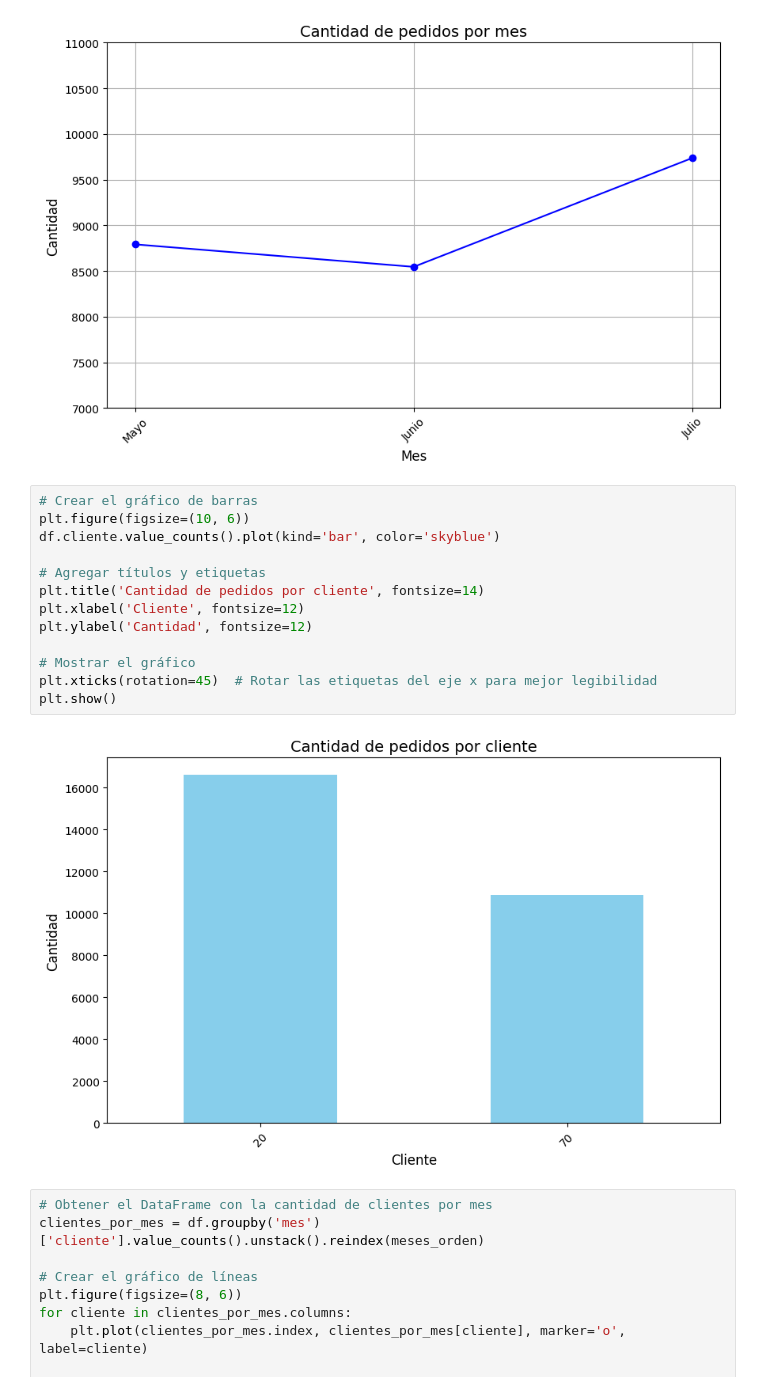
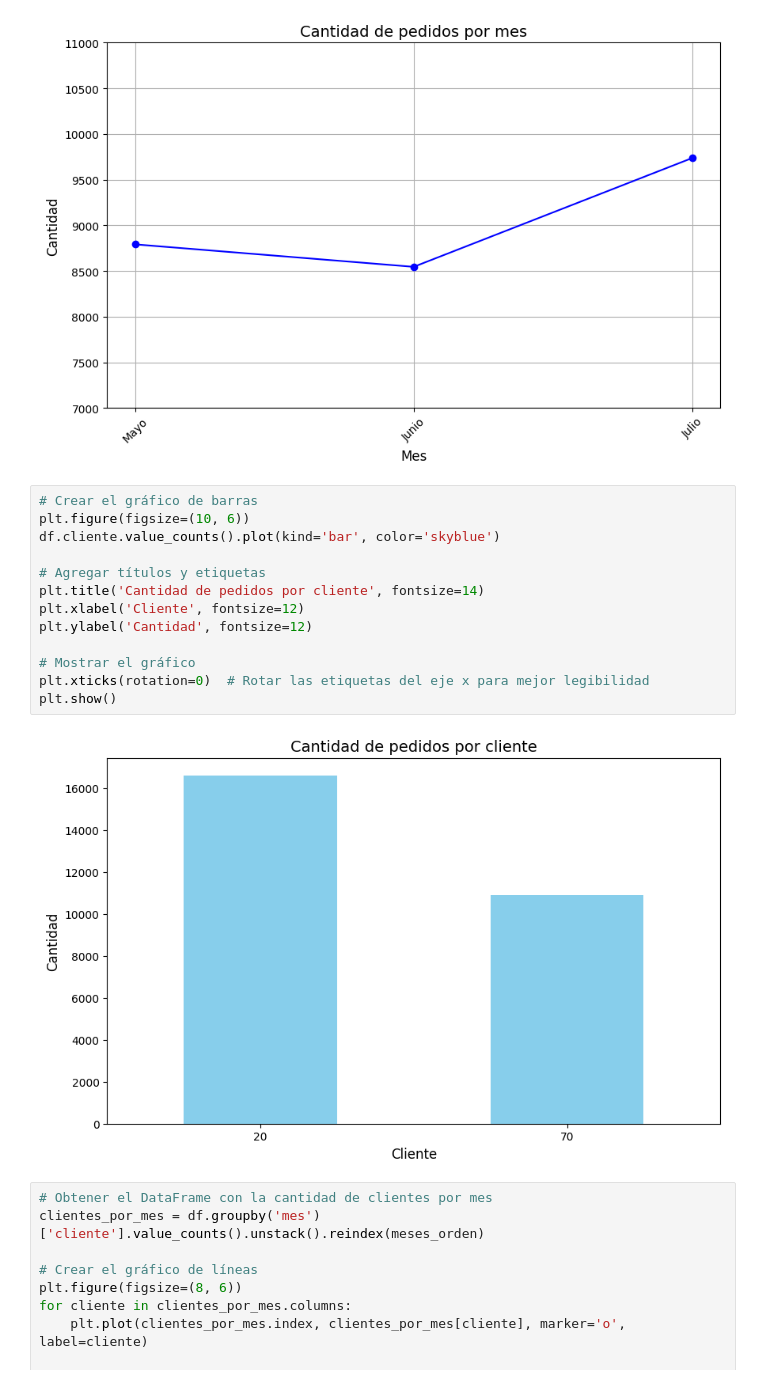
Before and after one commit to Maximo-Verdondoni/DesafioiFlow, a Jupyter notebook: Visualizaciones-Analisis temporal.ipynb, the cells around one changed output. Drawn from its saved outputs; the diff is of its cells as text.

```diff
--- a/Visualizaciones-Analisis temporal.ipynb
+++ b/Visualizaciones-Analisis temporal.ipynb
@@ -551,18 +551,18 @@ plt.show()
 # %%
 # Crear el gráfico de barras
 plt.figure(figsize=(10, 6))
 df.cliente.value_counts().plot(kind='bar', color='skyblue')
 
 # Agregar títulos y etiquetas
 plt.title('Cantidad de pedidos por cliente', fontsize=14)
 plt.xlabel('Cliente', fontsize=12)
 plt.ylabel('Cantidad', fontsize=12)
 
 # Mostrar el gráfico
-plt.xticks(rotation=45)  # Rotar las etiquetas del eje x para mejor legibilidad
+plt.xticks(rotation=0)  # Rotar las etiquetas del eje x para mejor legibilidad
 plt.show()
 # %% [output]
-[figure, old version]
+[figure, new version]
 # %%
 # Obtener el DataFrame con la cantidad de clientes por mes
 clientes_por_mes = df.groupby('mes')['cliente'].value_counts().unstack().reindex(meses_orden)
```
Also changed, not shown: parts of 6 cells of this notebook.
